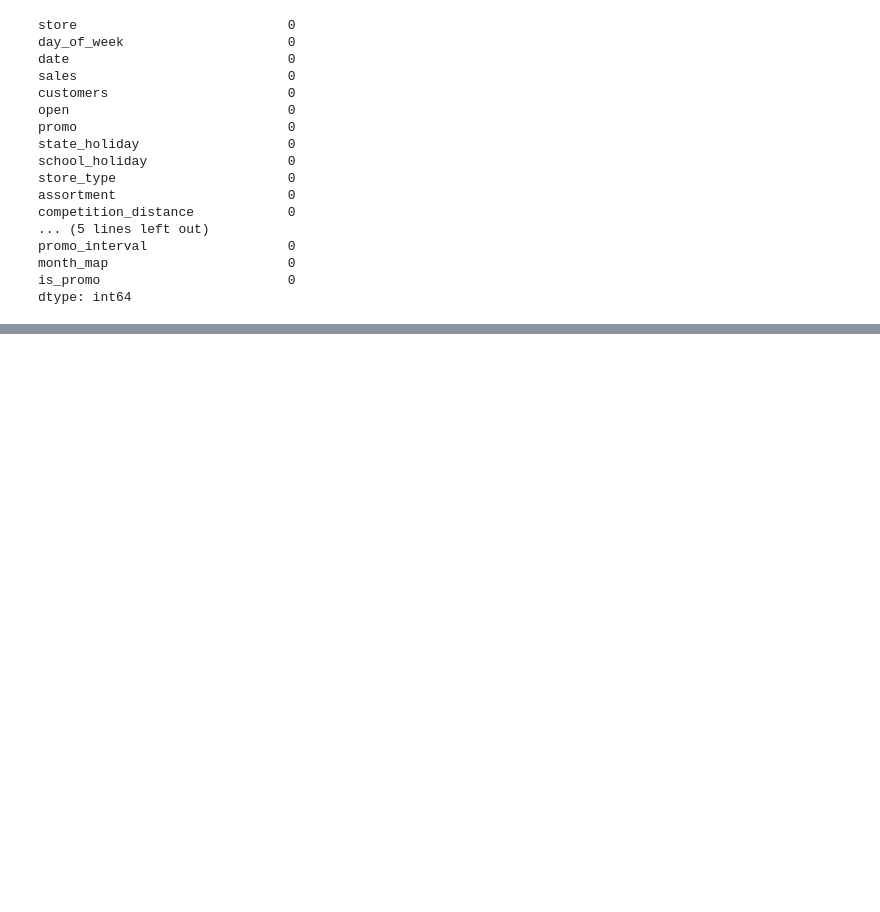
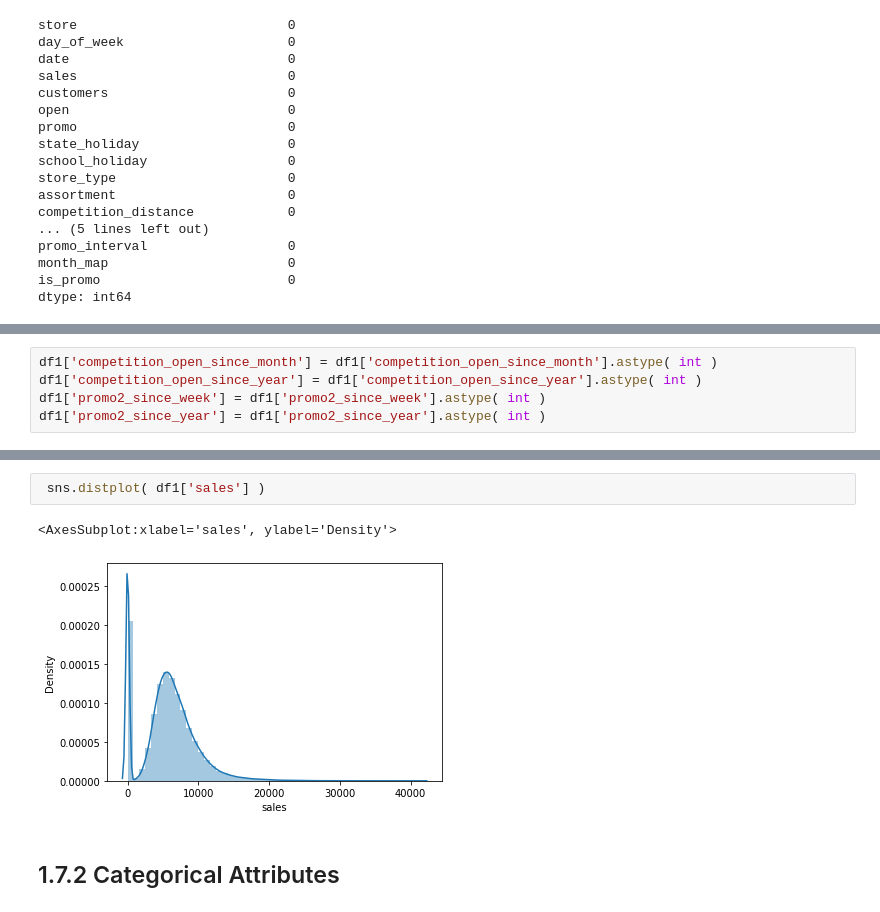
Before and after one commit to laurivansareta/previsao-vendas-lojas-rossmann, a Jupyter notebook: m02_v01_previsao_vendas_lojas_rossmann.ipynb, the cells around one changed output, grey strips where cells are left out. Saved outputs shown, nothing was run; the diff lists cells and outputs as text; blank space fills up the shorter version.

```diff
--- a/m02_v01_previsao_vendas_lojas_rossmann.ipynb
+++ b/m02_v01_previsao_vendas_lojas_rossmann.ipynb
@@ -161,0 +167,5 @@ dtype: int64
+# %%
+df1['competition_open_since_month'] = df1['competition_open_since_month'].astype( int )
+df1['competition_open_since_year'] = df1['competition_open_since_year'].astype( int )
+df1['promo2_since_week'] = df1['promo2_since_week'].astype( int )
+df1['promo2_since_year'] = df1['promo2_since_year'].astype( int )
@@ -161,0 +239,7 @@ dtype: int64
+# %%
+ sns.distplot( df1['sales'] )
+# %% [output]
+<AxesSubplot:xlabel='sales', ylabel='Density'>
+[figure, added]
+# %% [markdown]
+## 1.7.2 Categorical Attributes
```
Also changed, not shown: parts of 12 cells of this notebook.
